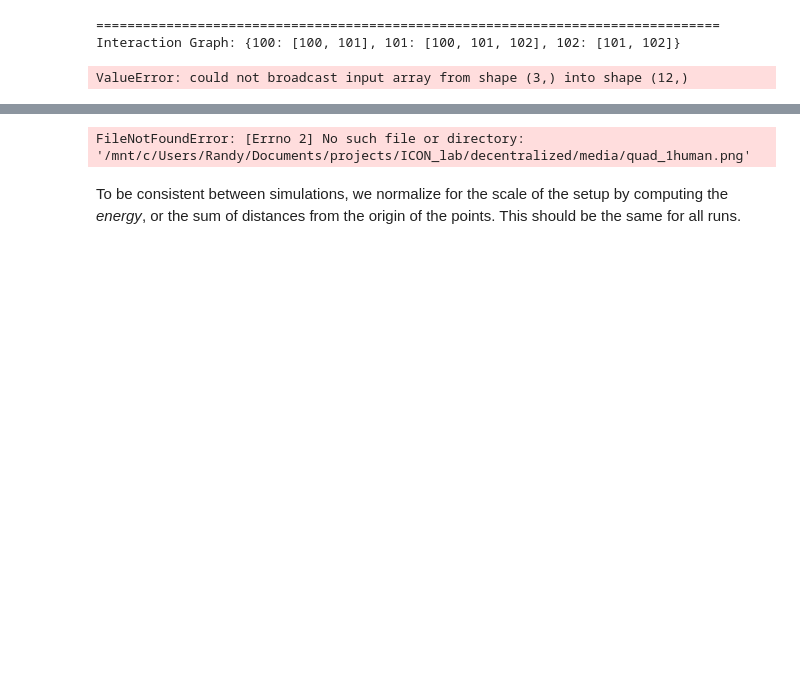
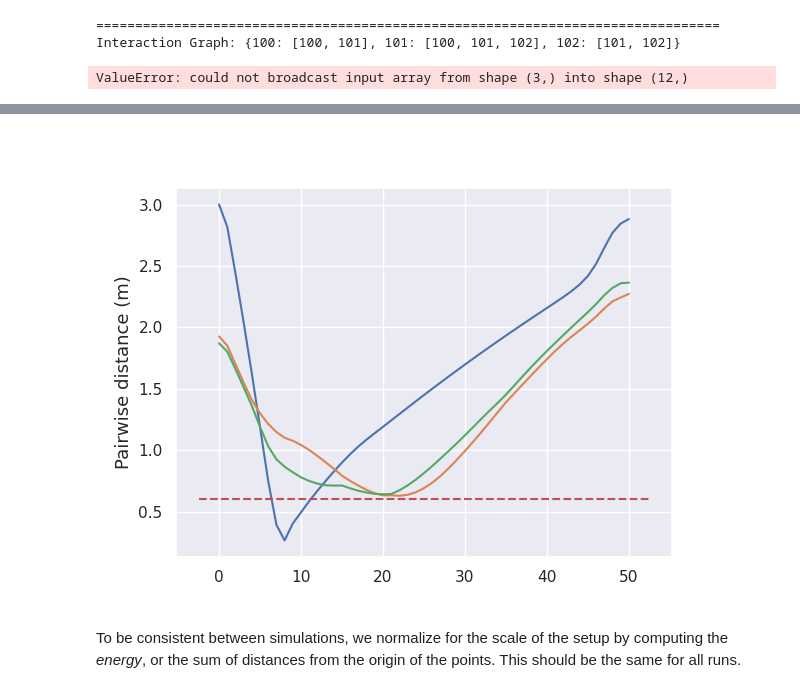
Before and after one commit to labicon/dp-ilqr, a Jupyter notebook: run/main.ipynb, the cells around one changed output, grey strips where cells are left out. Saved outputs shown, nothing was run; the diff lists cells and outputs as text; code cells hidden in the pictures; blank space fills up the shorter version.

Commit message:
modified human/quad simulation

```diff
--- a/run/main.ipynb
+++ b/run/main.ipynb
@@ -521,8 +536,9 @@ plt.draw()
 # %%
-plt.clf()
+# plt.clf()
+plt.figure()
 plt.plot(dec.compute_pairwise_distance(X, x_dims, n_dims[1]))
 plt.hlines(radius, *plt.xlim(), 'r', ls='--')
-plt.title('Distance between human and quad over entire horizon')
+# plt.title('Distance between human and quad over entire horizon')
 plt.ylabel('Pairwise distance (m)',fontsize=13)
 plt.draw()
 # %% [output]
@@ -530,4 +545,4 @@ WARNING:matplotlib.font_manager:findfont: Font family ['palatino'] not found. Fa
-FileNotFoundError: [Errno 2] No such file or directory: '/mnt/c/Users/Randy/Documents/projects/ICON_lab/decentralized/media/quad_1human.png'
+[figure, added]
 # %% [markdown]
 To be consistent between simulations, we normalize for the scale of the setup by computing the *energy*, or the sum of distances from the origin of the points. This should be the same for all runs.
 # %% [markdown]
```
Also changed, not shown: parts of 7 cells of this notebook.
